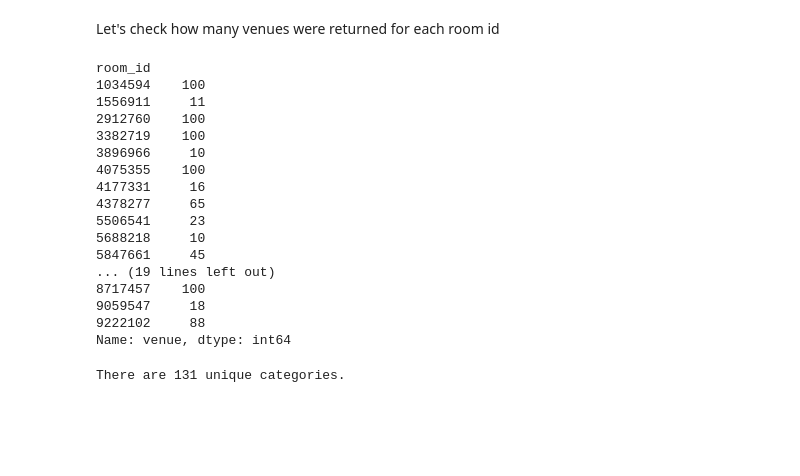
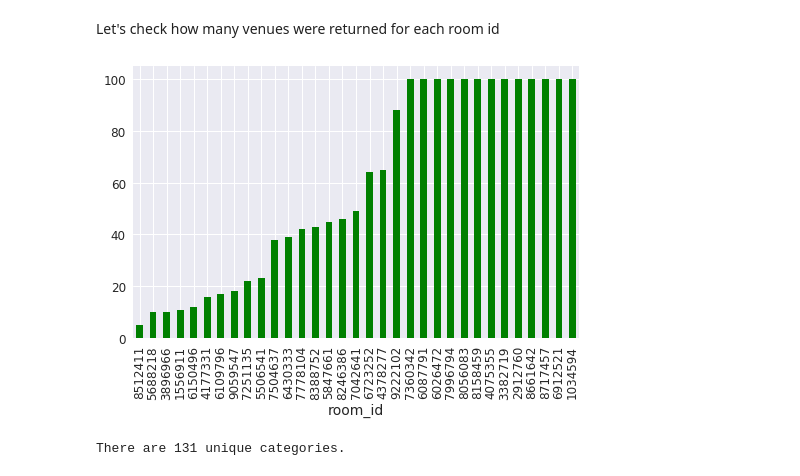
Before and after one commit to georchat/airbnb-listings-recommender, a Jupyter notebook: DP0701EN-Capstone-Project.ipynb, the cells around one changed output. Drawn from its saved outputs; the diff is of its cells as text; code cells hidden in the pictures; blank space fills up the shorter version.

```diff
--- a/DP0701EN-Capstone-Project.ipynb
+++ b/DP0701EN-Capstone-Project.ipynb
@@ -653,25 +653,10 @@ zurich_venues.head()
 # %% [markdown]
 Let's check how many venues were returned for each room id
 # %%
-zurich_venues.groupby('room_id')['venue'].count()
+zurich_venues.groupby('room_id')['venue'].count().sort_values().plot(kind='bar', figsize=(8,5), color='g')
+plt.show()
 # %% [output]
-room_id
-1034594    100
-1556911     11
-2912760    100
-3382719    100
-3896966     10
-4075355    100
-4177331     16
-4378277     65
-5506541     23
-5688218     10
-5847661     45
-... (19 lines left out)
-8717457    100
-9059547     18
-9222102     88
-Name: venue, dtype: int64
+[figure, added]
 # %%
 print('There are {} unique categories.'.format(len(zurich_venues['venue_category'].unique())))
 # %% [output]
```
Also changed, not shown: parts of 2 cells of this notebook.
